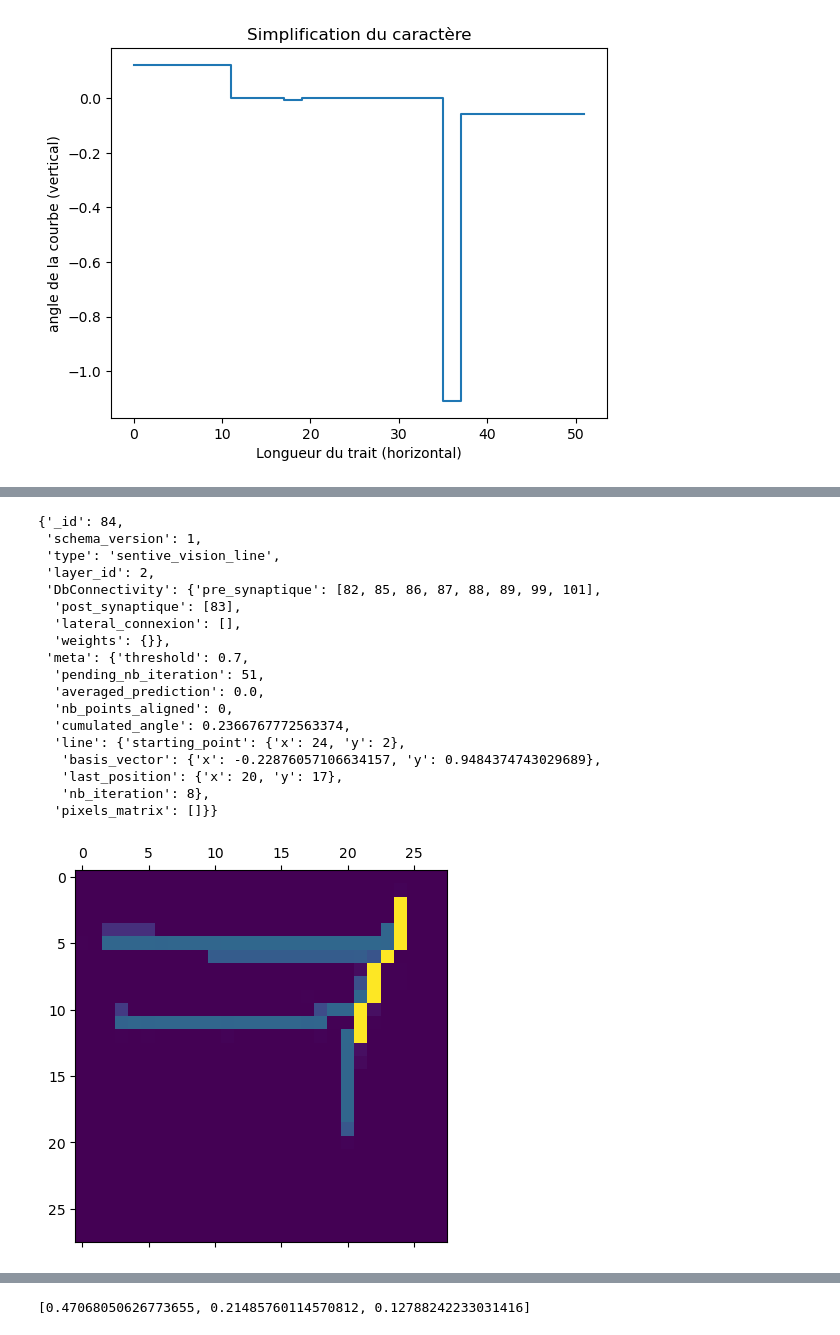
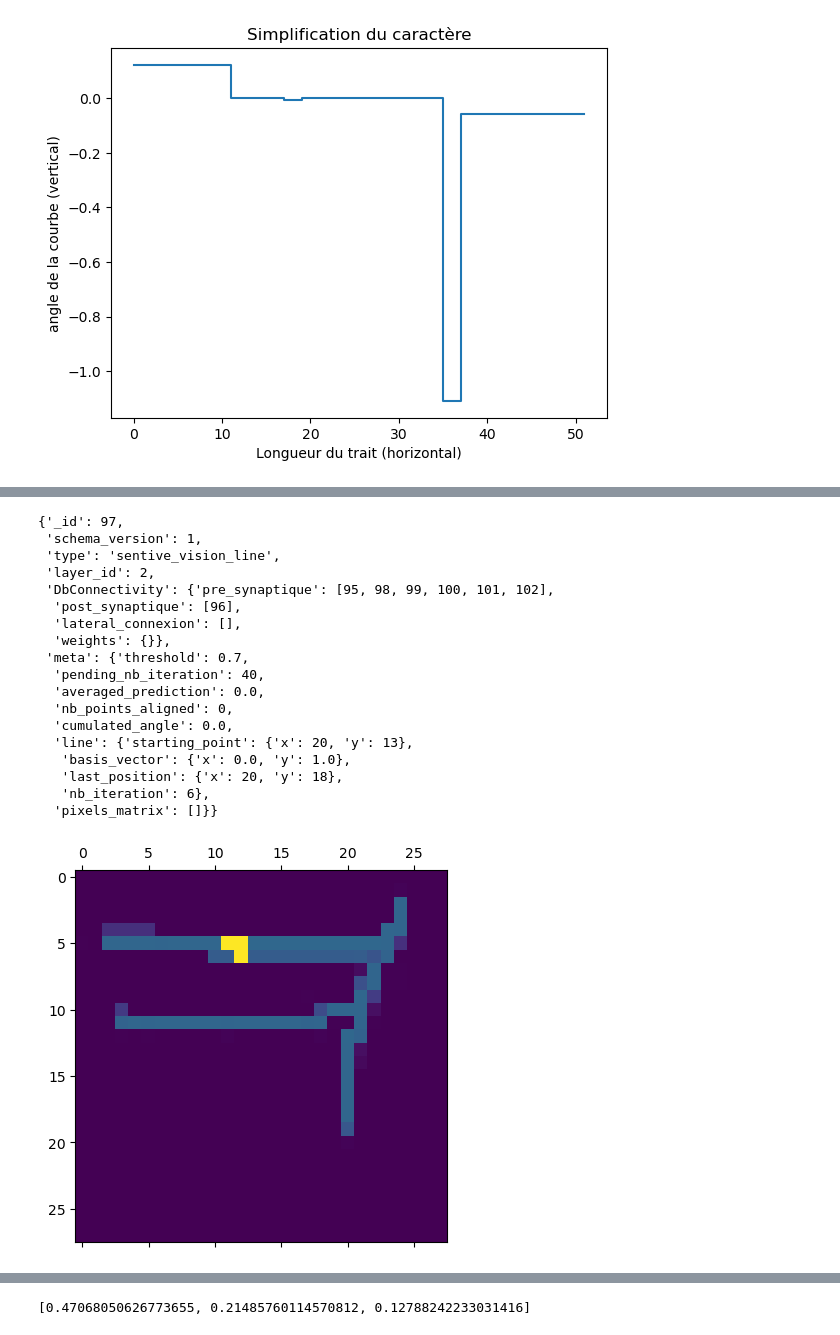
Before and after one commit to oliviermanette/Sentive-One-Shot-Learning-Omniglot, a Jupyter notebook: sandbox metadl/projet article can dynamic neural network improve few shot learning.ipynb, the cells around one changed output, grey strips where cells are left out. Cells and saved outputs as stored; diff of their text form; code cells hidden in the pictures.

```diff
--- a/sandbox metadl/projet article can dynamic neural network improve few shot learning.ipynb
+++ b/sandbox metadl/projet article can dynamic neural network improve few shot learning.ipynb
@@ -105,25 +118,25 @@ plt.show()
 # %%
-sbrain.nnet[char_id].nrn_tls.get_neuron_from_id(84)
+sbrain.nnet[char_id].nrn_tls.get_neuron_from_id(97)
 # %% [output]
-{'_id': 84,
+{'_id': 97,
  'schema_version': 1,
  'type': 'sentive_vision_line',
  'layer_id': 2,
- 'DbConnectivity': {'pre_synaptique': [82, 85, 86, 87, 88, 89, 99, 101],
-  'post_synaptique': [83],
+ 'DbConnectivity': {'pre_synaptique': [95, 98, 99, 100, 101, 102],
+  'post_synaptique': [96],
   'lateral_connexion': [],
   'weights': {}},
  'meta': {'threshold': 0.7,
-  'pending_nb_iteration': 51,
+  'pending_nb_iteration': 40,
   'averaged_prediction': 0.0,
   'nb_points_aligned': 0,
-  'cumulated_angle': 0.2366767772563374,
-  'line': {'starting_point': {'x': 24, 'y': 2},
-   'basis_vector': {'x': -0.22876057106634157, 'y': 0.9484374743029689},
-   'last_position': {'x': 20, 'y': 17},
-   'nb_iteration': 8},
+  'cumulated_angle': 0.0,
+  'line': {'starting_point': {'x': 20, 'y': 13},
+   'basis_vector': {'x': 0.0, 'y': 1.0},
+   'last_position': {'x': 20, 'y': 18},
+   'nb_iteration': 6},
   'pixels_matrix': []}}
 # %%
-sbrain.nnet[char_id].show_receptive_field_id(83)
+sbrain.nnet[char_id].show_receptive_field_id(115)
 # %% [output]
-[figure, old version]
+[figure, new version]
```
Also changed, not shown: parts of 10 cells of this notebook, 3 other files.
